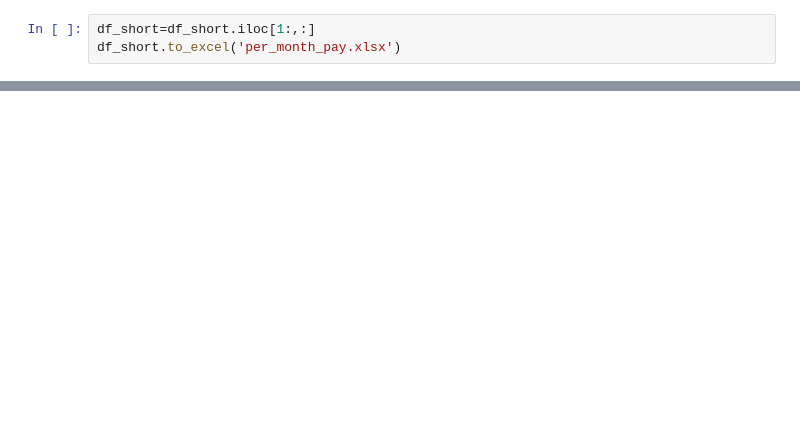
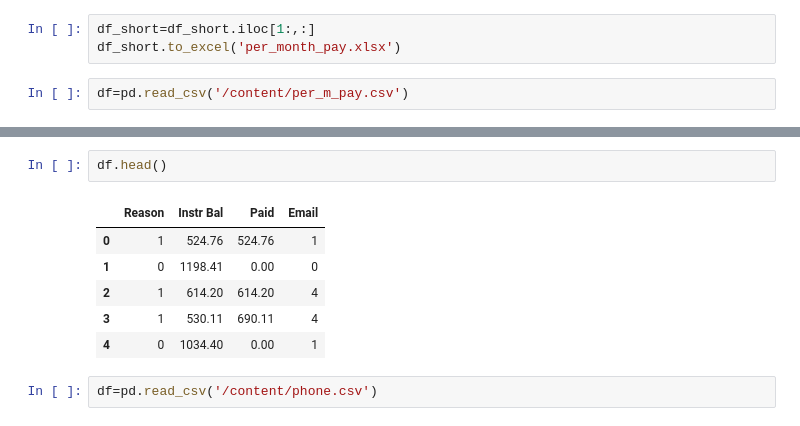
Before and after one commit to byambaa1982/data_analysis, a Jupyter notebook: kishore.ipynb, the cells around one changed output, grey strips where cells are left out. Saved outputs shown, nothing was run; the diff lists cells and outputs as text; blank space fills up the shorter version.

```diff
--- a/kishore.ipynb
+++ b/kishore.ipynb
@@ -359,3 +186,5 @@ See the caveats in the documentation: http://pandas.pydata.org/pandas-docs/stabl
 # %%
 df_short=df_short.iloc[1:,:]
 df_short.to_excel('per_month_pay.xlsx')
+# %%
+df=pd.read_csv('/content/per_m_pay.csv')
@@ -361,0 +204,11 @@ df_short.to_excel('per_month_pay.xlsx')
+# %%
+df.head()
+# %% [output]
+|  | Reason | Instr Bal | Paid | Email |
+| 0 | 1 | 524.76 | 524.76 | 1 |
+| 1 | 0 | 1198.41 | 0.00 | 0 |
+| 2 | 1 | 614.20 | 614.20 | 4 |
+| 3 | 1 | 530.11 | 690.11 | 4 |
+| 4 | 0 | 1034.40 | 0.00 | 1 |
+# %%
+df=pd.read_csv('/content/phone.csv')
```
Also changed, not shown: parts of 33 cells of this notebook.
